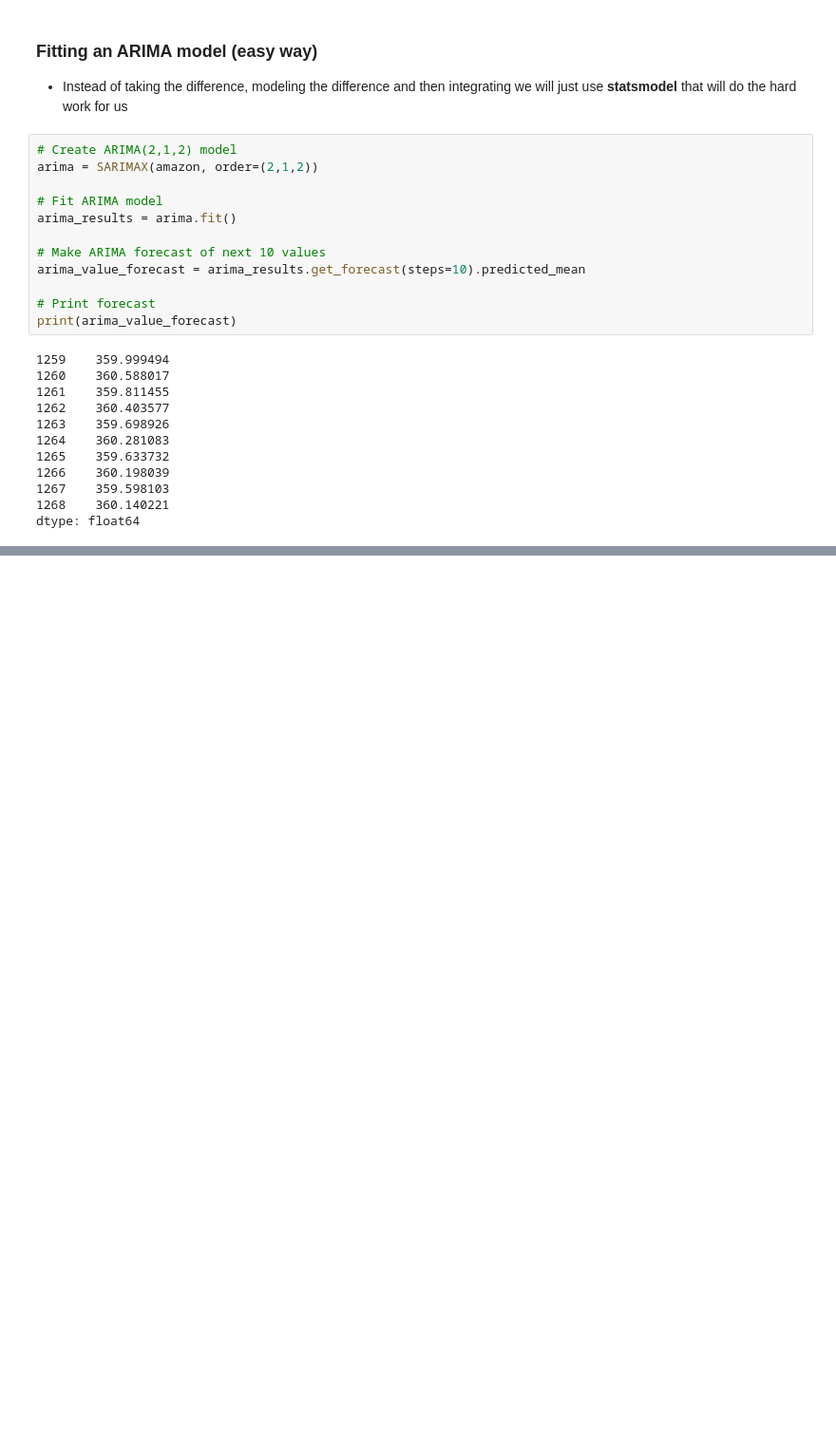
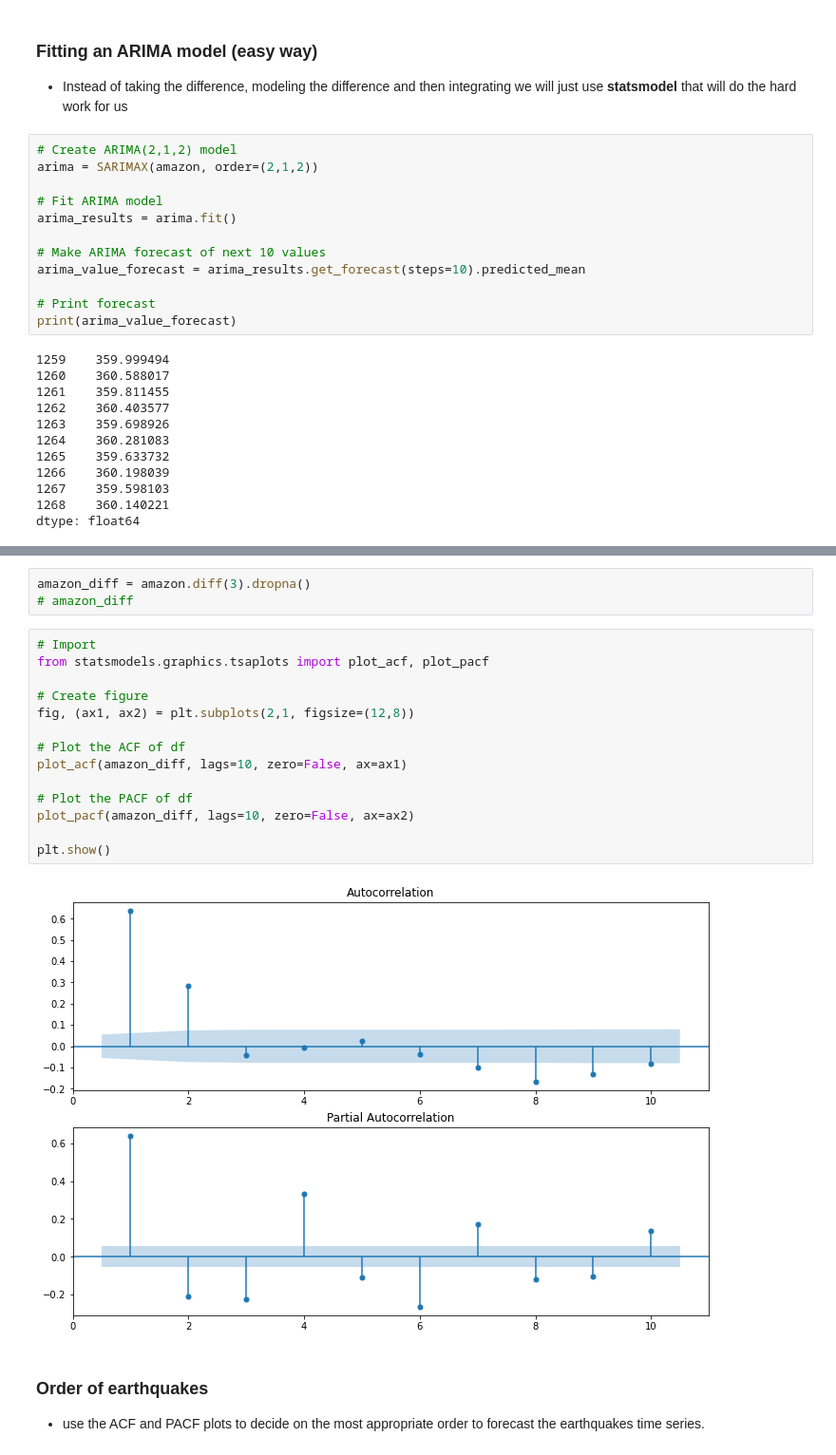
Before and after one commit to naikshubham/Forecasting-using-Python, a Jupyter notebook: Forecasting.ipynb, the cells around one changed output, grey strips where cells are left out. Shown at 95% size. Saved outputs shown, nothing was run; the diff lists cells and outputs as text; blank space fills up the shorter version.

Commit message:
forecasting

```diff
--- a/Forecasting.ipynb
+++ b/Forecasting.ipynb
@@ -243,0 +253,23 @@ dtype: float64
+# %%
+amazon_diff = amazon.diff(3).dropna()
+# amazon_diff
+# %%
+# Import
+from statsmodels.graphics.tsaplots import plot_acf, plot_pacf
+
+# Create figure
+fig, (ax1, ax2) = plt.subplots(2,1, figsize=(12,8))
+
+# Plot the ACF of df
+plot_acf(amazon_diff, lags=10, zero=False, ax=ax1)
+
+# Plot the PACF of df
+plot_pacf(amazon_diff, lags=10, zero=False, ax=ax2)
+
+plt.show()
+# %% [output]
+[figure, added]
+# %% [markdown]
+### Order of earthquakes
+
+- use the ACF and PACF plots to decide on the most appropriate order to forecast the earthquakes time series.
```
Also changed, not shown: parts of 15 cells of this notebook.
